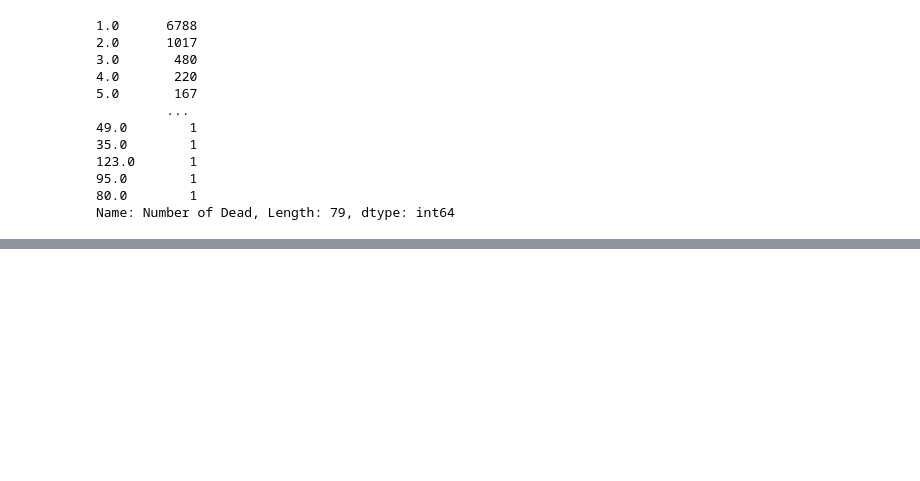
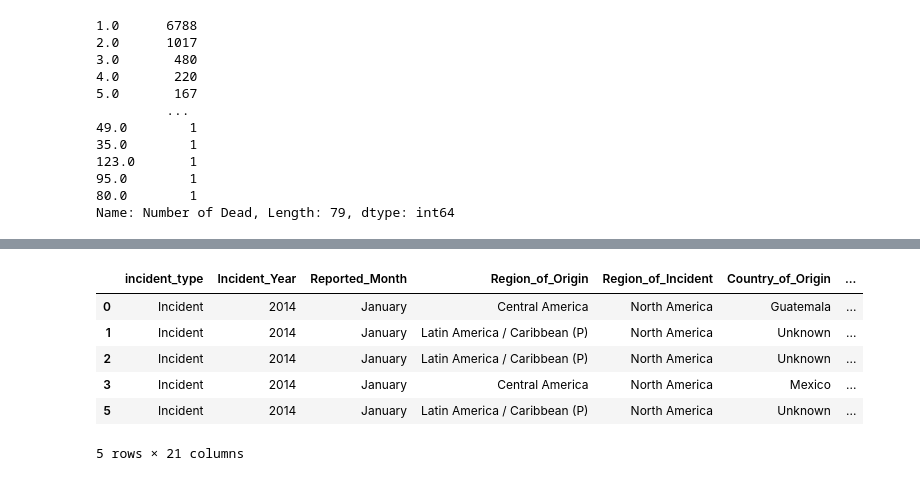
Before and after one commit to joey-october85/23-Project-4-Missing-Migrant-Machine-Learning, a Jupyter notebook: dataframe.ipynb, the cells around one changed output, grey strips where cells are left out. Saved outputs shown, nothing was run; the diff lists cells and outputs as text; code cells hidden in the pictures; blank space fills up the shorter version.

```diff
--- a/dataframe.ipynb
+++ b/dataframe.ipynb
@@ -281,0 +307,28 @@ Name: Cause of Death, dtype: int64
+# %%
+df_copy['Cause of Death'] = df_copy['Cause of Death'].replace({'Harsh environmental conditions / lack of adequate shelter, food, water,Sickness / lack of access to adequate healthcare':'Harsh environmental conditions / lack of adequate shelter, food, water',
+                                                               'Harsh environmental conditions / lack of adequate shelter, food, water,Mixed or unknown':'Harsh environmental conditions / lack of adequate shelter, food, water'})
+# %%
+df_copy['Migration route'] = df_copy['Migration route'].replace({'TÃ¼rkiye-Europe land route': 'Turkiye-Europe Land Route',
+                                                                 'Iran to TÃ¼rkiye':'Iran to Turkiye',
+                                                                 'Syria to TÃ¼rkiye':'Syria to Turkiye'})
+# %%
+##change column titles
+df_copy.rename(columns={"Incident year": "Incident_Year",
+                        "Reported Month": "Reported_Month",
+                        "Region of Origin": "Region_of_Origin",
+                        "Region of Incident": "Region_of_Incident",
+                        "Country of Origin": "Country_of_Origin",
+                        "Number of Dead": "Number_of_Dead",
+                        "Minimum Estimated Number of Missing": "Minimum_Estimated_Number_of_Missing",
+                        "Total Number of Dead and Missing": "Total_Number_of_Dead_and_Missing",
+                        "Number of Survivors": "Number_of_Survivors",
+                        "Number of Females": "Number_of_Females",
+                        "Number of Males": "Number_of_Males",
+                        "Number of Children": "Number_of_Children",
+                        "Cause of Death": "Cause_of_Death",
+                        "Migration route": "Migration_Route",
+                        "Location of death": "Location_of_Death",
+                        "Information Source": "Information_Source",
+                        "Coordinates": "Coordinates",
+                        "UNSD Geographical Grouping": "UNSD_Geographical_Grouping"}, inplace=True)
+df_copy.head(2)
@@ -281,0 +384,4 @@ Name: Cause of Death, dtype: int64
+# %%
+# Example 2: Split single column into two columns use ',' delimiter
+df_copy[['lat', 'long']] = df_copy.Coordinates.str.split(",", expand = True)
+df_copy.head(2)
@@ -281,0 +393,15 @@ Name: Cause of Death, dtype: int64
+# %%
+df_copy['lat'] = df_copy['lat'].astype(float)
+df_copy['long'] = df_copy['long'].astype(float)
+df_copy['Number_of_Dead'] = df_copy['Number_of_Dead'].astype('int64')
+
+
+df_copy.head()
+# %% [output]
+|  | incident_type | Incident_Year | Reported_Month | Region_of_Origin | Region_of_Incident | Country_of_Origin | ... |
+| 0 | Incident | 2014 | January | Central America | North America | Guatemala | ... |
+| 1 | Incident | 2014 | January | Latin America / Caribbean (P) | North America | Unknown | ... |
+| 2 | Incident | 2014 | January | Latin America / Caribbean (P) | North America | Unknown | ... |
+| 3 | Incident | 2014 | January | Central America | North America | Mexico | ... |
+| 5 | Incident | 2014 | January | Latin America / Caribbean (P) | North America | Unknown | ... |
+5 rows × 21 columns
```
Also changed, not shown: parts of 9 cells of this notebook.
